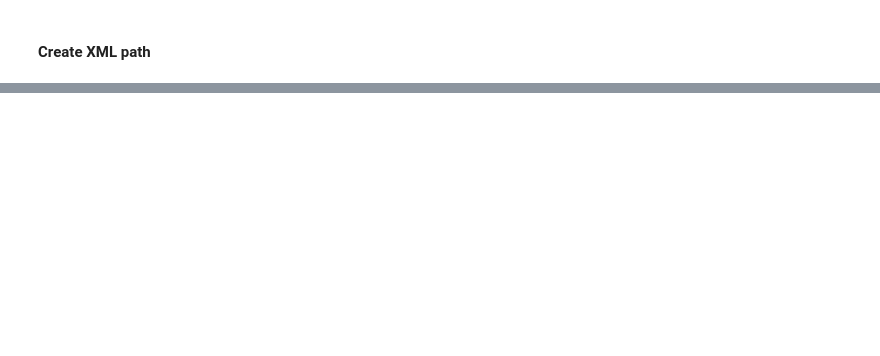
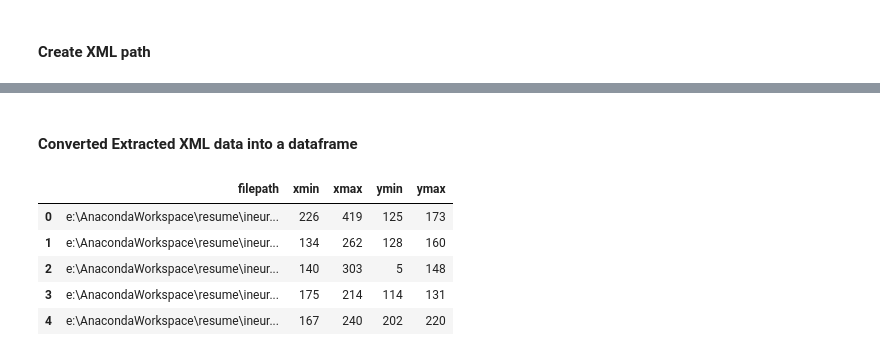
Before and after one commit to aarpitdubey/resume, a Jupyter notebook: ineuron/Automatic_Number_Plate_Recognition_Project/notebook/data_collection.ipynb, the cells around one changed output, grey strips where cells are left out. Saved outputs shown, nothing was run; the diff lists cells and outputs as text; code cells hidden in the pictures; blank space fills up the shorter version.

```diff
--- a/ineuron/Automatic_Number_Plate_Recognition_Project/notebook/data_collection.ipynb
+++ b/ineuron/Automatic_Number_Plate_Recognition_Project/notebook/data_collection.ipynb
@@ -59,0 +77,13 @@ path
+# %% [markdown]
+#### Converted Extracted XML data into a dataframe
+# %%
+df = pd.DataFrame(label_dict)
+df.to_csv('labels.csv', index=False)
+df.head()
+# %% [output]
+|  | filepath | xmin | xmax | ymin | ymax |
+| 0 | e:\AnacondaWorkspace\resume\ineur... | 226 | 419 | 125 | 173 |
+| 1 | e:\AnacondaWorkspace\resume\ineur... | 134 | 262 | 128 | 160 |
+| 2 | e:\AnacondaWorkspace\resume\ineur... | 140 | 303 | 5 | 148 |
+| 3 | e:\AnacondaWorkspace\resume\ineur... | 175 | 214 | 114 | 131 |
+| 4 | e:\AnacondaWorkspace\resume\ineur... | 167 | 240 | 202 | 220 |
```
Also changed, not shown: parts of 15 cells of this notebook, 12 other files.
